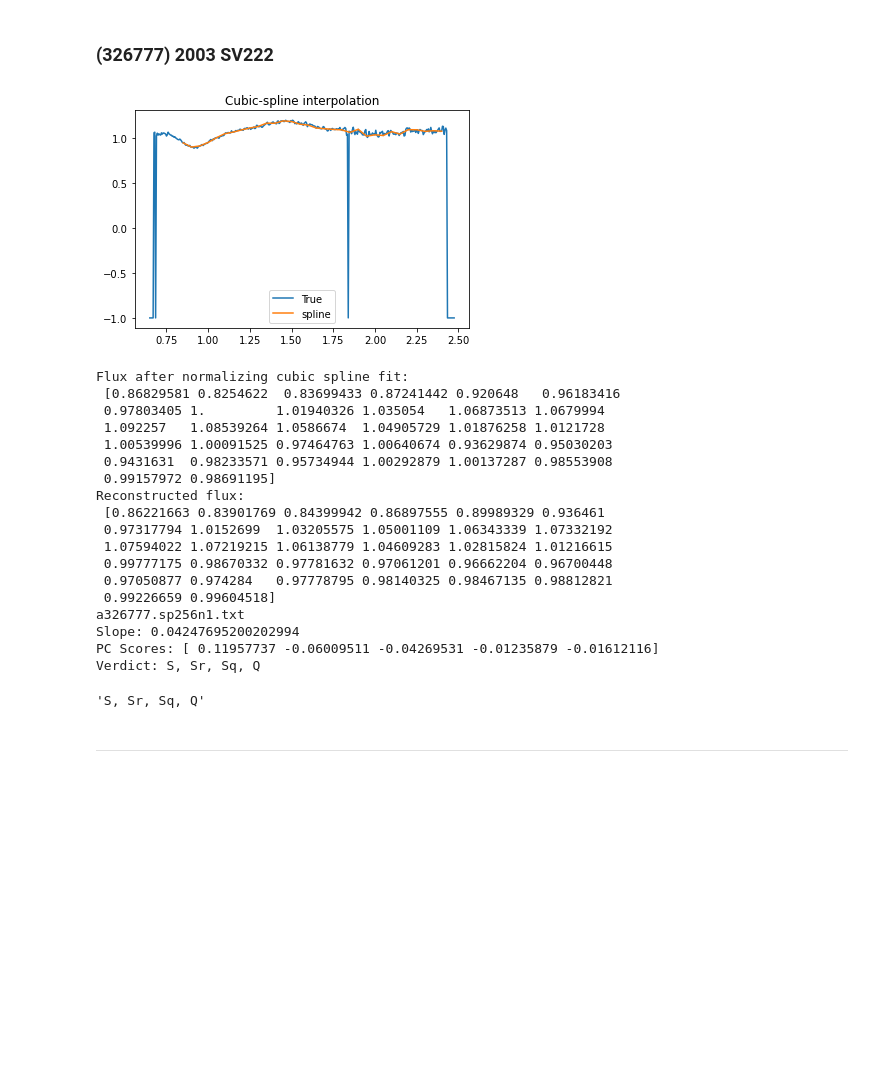
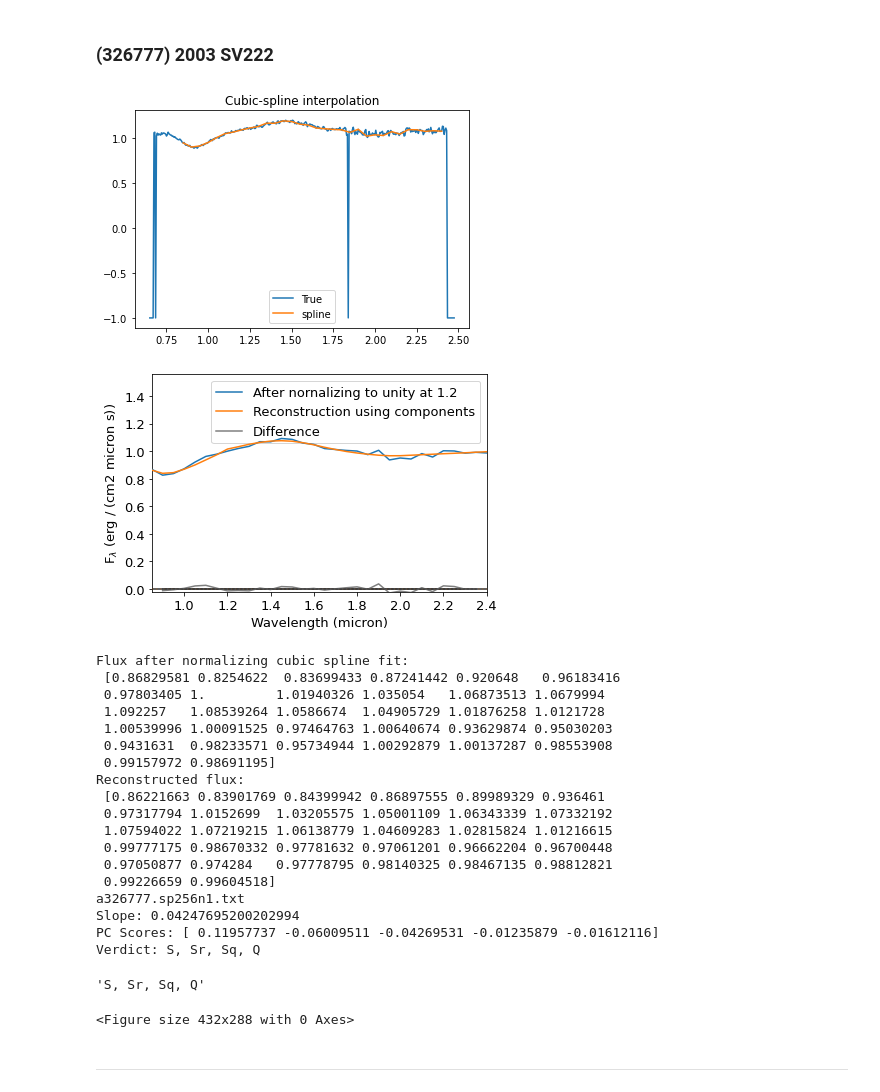
Before and after one commit to jcswong/splat_projects, a Jupyter notebook: AsteroidClassification/classifyAsteroidV3.ipynb, the cells around one changed output. Saved outputs shown, nothing was run; the diff lists cells and outputs as text; code cells hidden in the pictures; blank space fills up the shorter version.

```diff
--- a/AsteroidClassification/classifyAsteroidV3.ipynb
+++ b/AsteroidClassification/classifyAsteroidV3.ipynb
@@ -542,9 +532,11 @@ Verdict: D
 # %% [markdown]
 ### (326777) 2003 SV222
 # %%
-classifyAsteroid('D:\\PythonCodes\\JupyterWorkspace\\splat_projects/MITHNEOS_data/sp256/a326777.sp256n1.txt', verbose = True)
+ex3_spec = MITHNEOS_to_Spectrum('D:\\PythonCodes\\JupyterWorkspace\\splat_projects/MITHNEOS_data/sp256/a326777.sp256n1.txt')
+classifyAsteroid(ex3_spec, plot = True, verbose = True)
 # %% [output]
 [figure]
+[figure, added]
 Flux after normalizing cubic spline fit:
  [0.86829581 0.8254622  0.83699433 0.87241442 0.920648   0.96183416
  0.97803405 1.         1.01940326 1.035054   1.06873513 1.0679994
@@ -564,6 +556,7 @@ Slope: 0.04247695200202994
 PC Scores: [ 0.11957737 -0.06009511 -0.04269531 -0.01235879 -0.01612116]
 Verdict: S, Sr, Sq, Q
 'S, Sr, Sq, Q'
+<Figure size 432x288 with 0 Axes>
 # %% [markdown]
 ---
 # %% [markdown]
```
Also changed, not shown: parts of 8 cells of this notebook.
